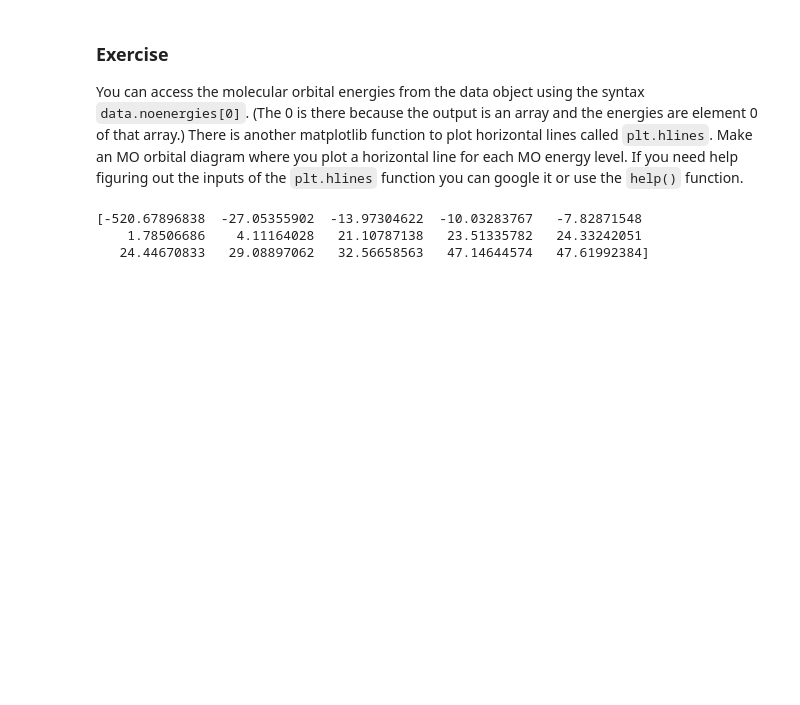
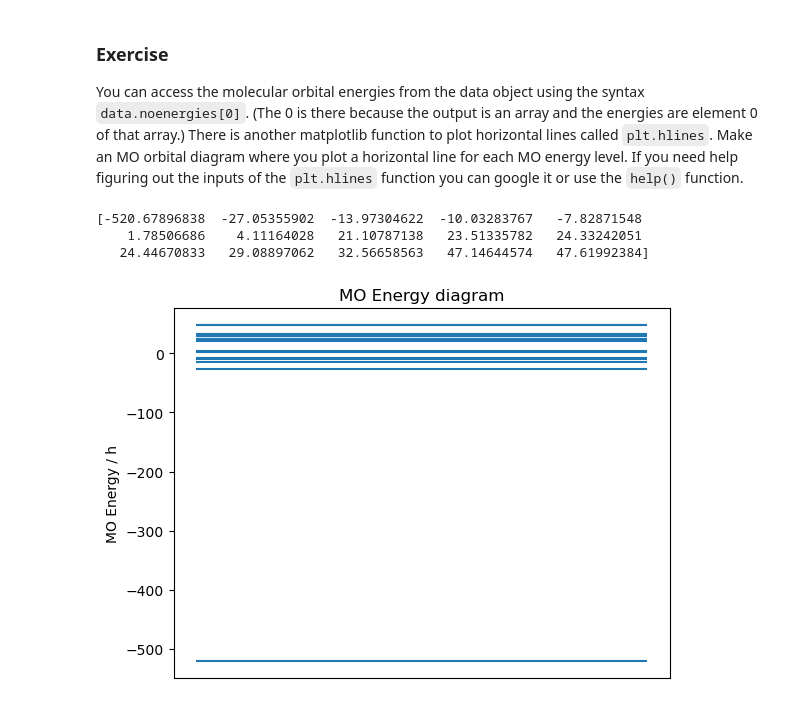
Before and after one commit to markperri/mercury2025, a Jupyter notebook: parse output file.ipynb, the cells around one changed output. Cells and saved outputs as stored; diff of their text form; code cells hidden in the pictures; blank space fills up the shorter version.

```diff
--- a/parse output file.ipynb
+++ b/parse output file.ipynb
@@ -231,10 +231,17 @@ You can access the molecular orbital energies from the data object using the syn
 # %%
 # Your code goes here
 
 # Get the MO energies
 moenergy_list = data.moenergies[0]
 print(moenergy_list)
+for energy in moenergy_list:
+    plt.hlines(energy, 0, 1)
+plt.title("MO Energy diagram")
+plt.ylabel("MO Energy / h")
+plt.xticks([])
+plt.show()
 # %% [output]
 [-520.67896838  -27.05355902  -13.97304622  -10.03283767   -7.82871548
     1.78506686    4.11164028   21.10787138   23.51335782   24.33242051
    24.44670833   29.08897062   32.56658563   47.14644574   47.61992384]
+[figure, added]
```
Also changed, not shown: parts of 1 cell of this notebook.
